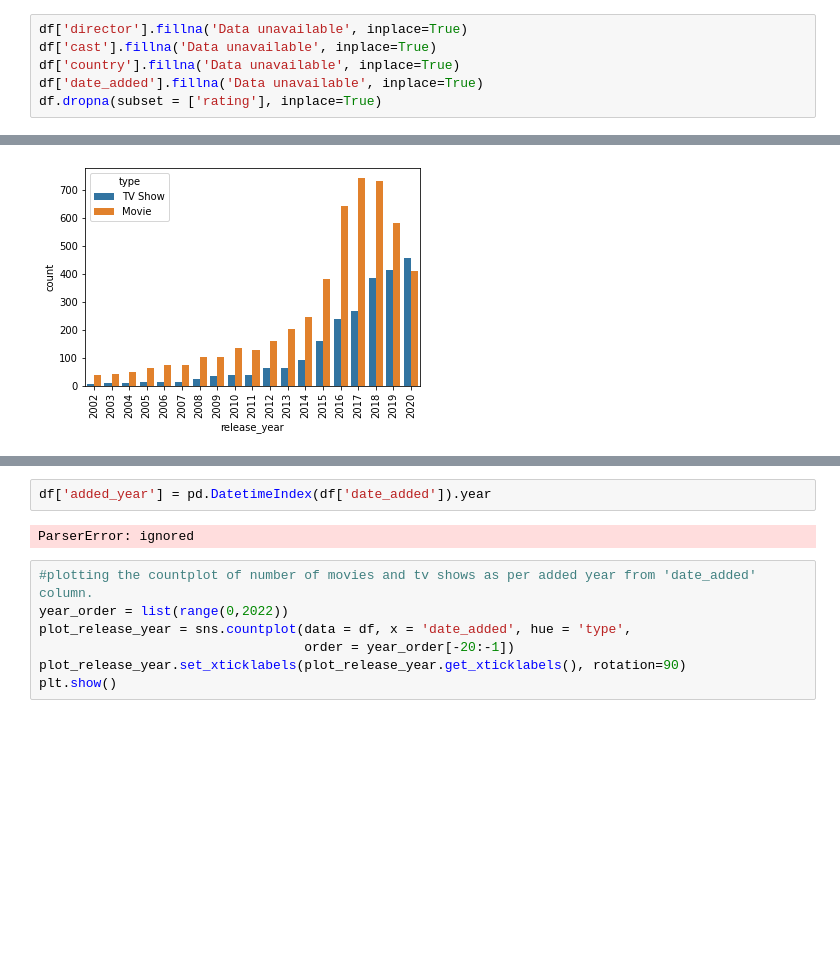
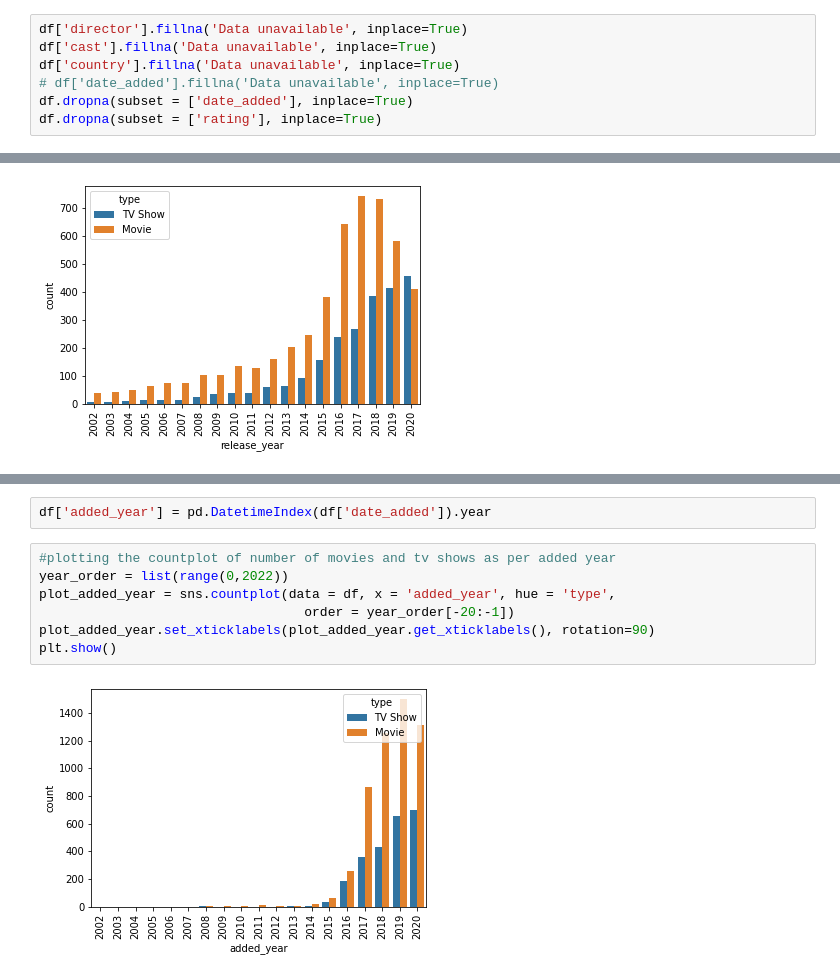
Before and after one commit to V-dit/Netflix-movies-and-tv-shows, a Jupyter notebook: NETFLIX_MOVIES_AND_TV_SHOWS_CLUSTERING.ipynb, the cells around one changed output, grey strips where cells are left out. Saved outputs shown, nothing was run; the diff lists cells and outputs as text; blank space fills up the shorter version.

```diff
--- a/NETFLIX_MOVIES_AND_TV_SHOWS_CLUSTERING.ipynb
+++ b/NETFLIX_MOVIES_AND_TV_SHOWS_CLUSTERING.ipynb
@@ -172,7 +157,8 @@ Here, show_id and title have count equal to the number of total rows. Hence, the
 df['director'].fillna('Data unavailable', inplace=True)
 df['cast'].fillna('Data unavailable', inplace=True)
 df['country'].fillna('Data unavailable', inplace=True)
-df['date_added'].fillna('Data unavailable', inplace=True)
+# df['date_added'].fillna('Data unavailable', inplace=True)
+df.dropna(subset = ['date_added'], inplace=True)
 df.dropna(subset = ['rating'], inplace=True)
 # %%
 df.shape
@@ -231,11 +227,11 @@ ParserError: ignored
 # %%
 df['added_year'] = pd.DatetimeIndex(df['date_added']).year
-# %% [output]
-ParserError: ignored
 # %%
-#plotting the countplot of number of movies and tv shows as per added year from 'date_added' column.
+#plotting the countplot of number of movies and tv shows as per added year
 year_order = list(range(0,2022))
-plot_release_year = sns.countplot(data = df, x = 'date_added', hue = 'type',
+plot_added_year = sns.countplot(data = df, x = 'added_year', hue = 'type',
                                   order = year_order[-20:-1])
-plot_release_year.set_xticklabels(plot_release_year.get_xticklabels(), rotation=90)
+plot_added_year.set_xticklabels(plot_added_year.get_xticklabels(), rotation=90)
 plt.show()
+# %% [output]
+[figure, added]
```
Also changed, not shown: parts of 6 cells of this notebook.
